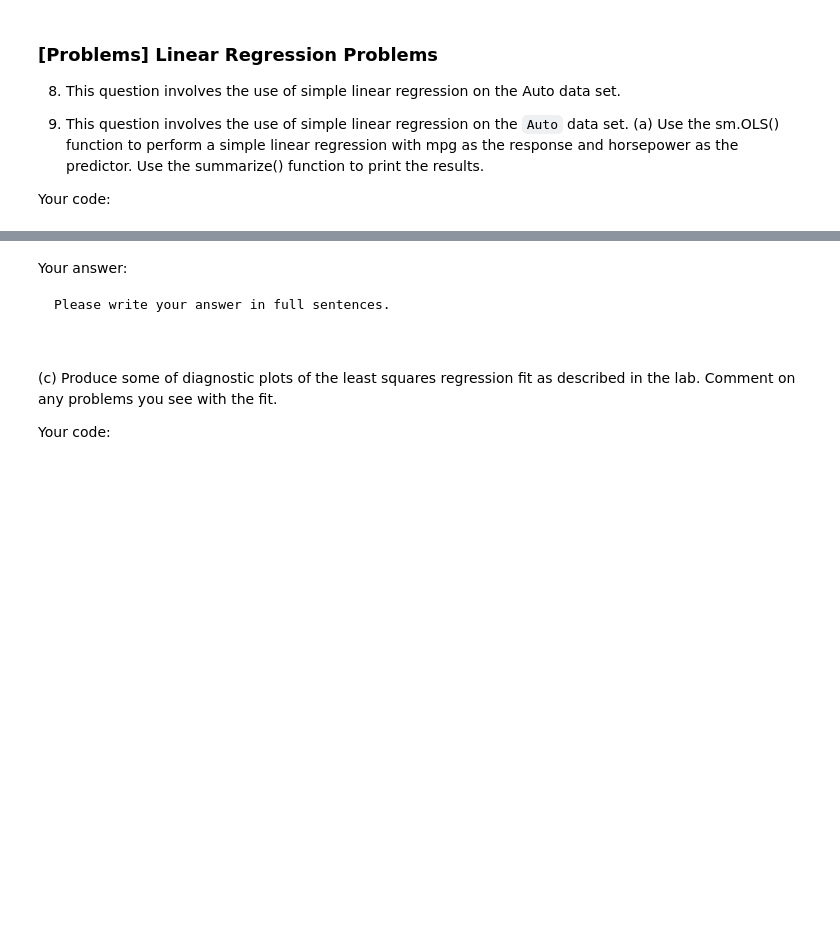
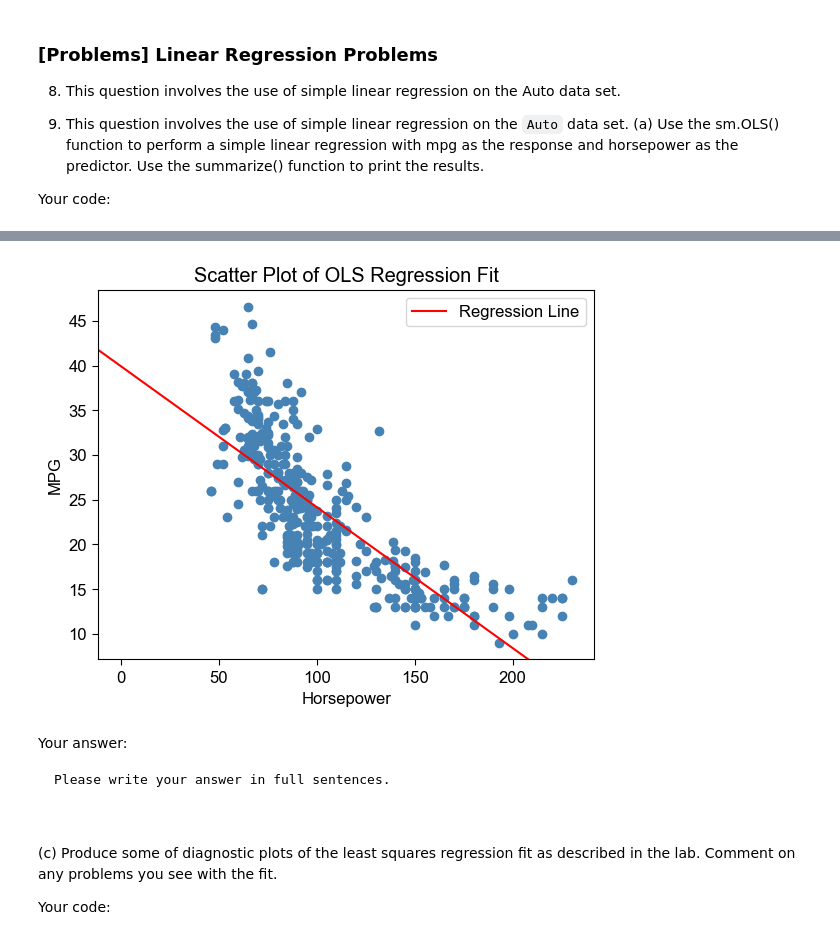
Before and after one commit to BU-MSSP-Classroom/ma679-spring2024-01-linear-regression-yuyangsun28k, a Jupyter notebook: Ch3_Regression_Python.ipynb, the cells around one changed output, grey strips where cells are left out. Cells and saved outputs as stored; diff of their text form; code cells hidden in the pictures; blank space fills up the shorter version.

```diff
--- a/Ch3_Regression_Python.ipynb
+++ b/Ch3_Regression_Python.ipynb
@@ -575,5 +694,6 @@ the summarize() function to print the results.
 
 Your code:
 # %%
-#
-#
+auto = pd.read_csv("Auto.csv")
+ols1 = sm.ols("mpg ~ horsepower", data=auto).fit()
+print(ols1.summary())
@@ -603,8 +762,19 @@ lab to display the least squares regression line.
 
 Your code:
 # %%
-#
-#
+fig,ax = plt.subplots()
+ax.scatter(auto['horsepower'], auto['mpg'],
+           facecolors='steelblue')
+ax.axline((0, ols1.params['Intercept']), slope=ols1.params['horsepower'],
+          color='red', label='Regression Line')
+
+ax.set_xlabel('Horsepower')
+ax.set_ylabel('MPG')
+ax.set_title("Scatter Plot of OLS Regression Fit")
+ax.legend()
+plt.show()
+# %% [output]
+[figure, added]
 # %% [markdown]
 Your answer:
 
```
Also changed, not shown: parts of 34 cells of this notebook, 1 other file.
